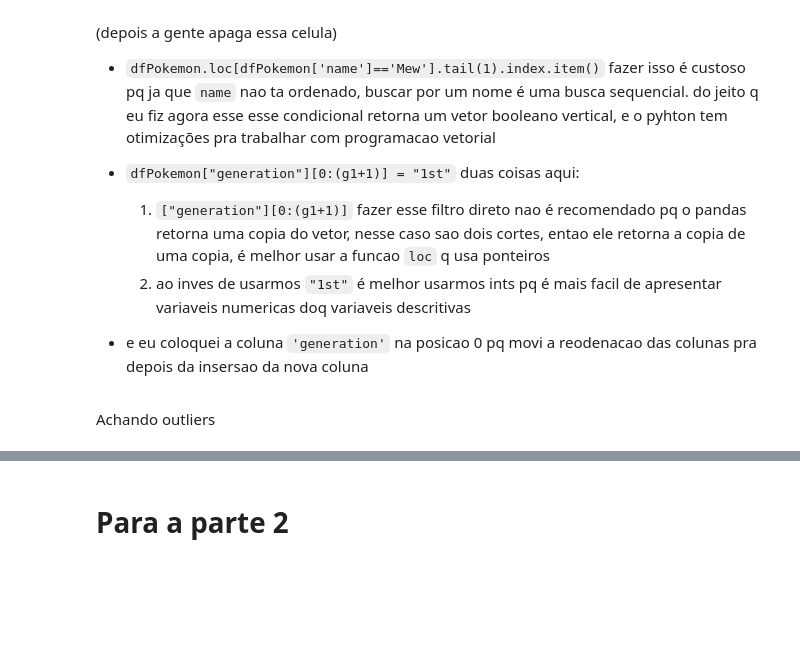
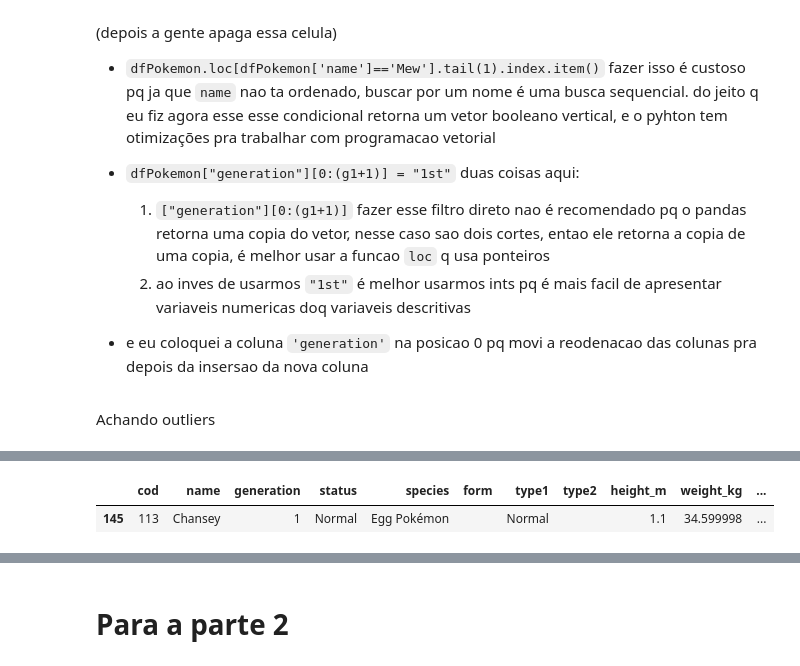
Before and after one commit to BrenoUSP/SCC0652_Computational_Visualization, a Jupyter notebook: notebooks/Projeto_1_Processamento_de_dados.ipynb, the cells around one changed output, grey strips where cells are left out. Cells and saved outputs as stored; diff of their text form; code cells hidden in the pictures; blank space fills up the shorter version.

```diff
--- a/notebooks/Projeto_1_Processamento_de_dados.ipynb
+++ b/notebooks/Projeto_1_Processamento_de_dados.ipynb
@@ -258,0 +298,6 @@ pokemonOut
+# %%
+attackPokemonMin=dfPokemon.loc[[dfPokemon['attack'].idxmin()]]
+attackPokemonMin
+# %% [output]
+|  | cod | name | generation | status | species | form | type1 | type2 | height_m | weight_kg | ... |
+| 145 | 113 | Chansey | 1 | Normal | Egg Pokémon |  | Normal |  | 1.1 | 34.599998 | ... |
```
Also changed, not shown: parts of 38 cells of this notebook.
